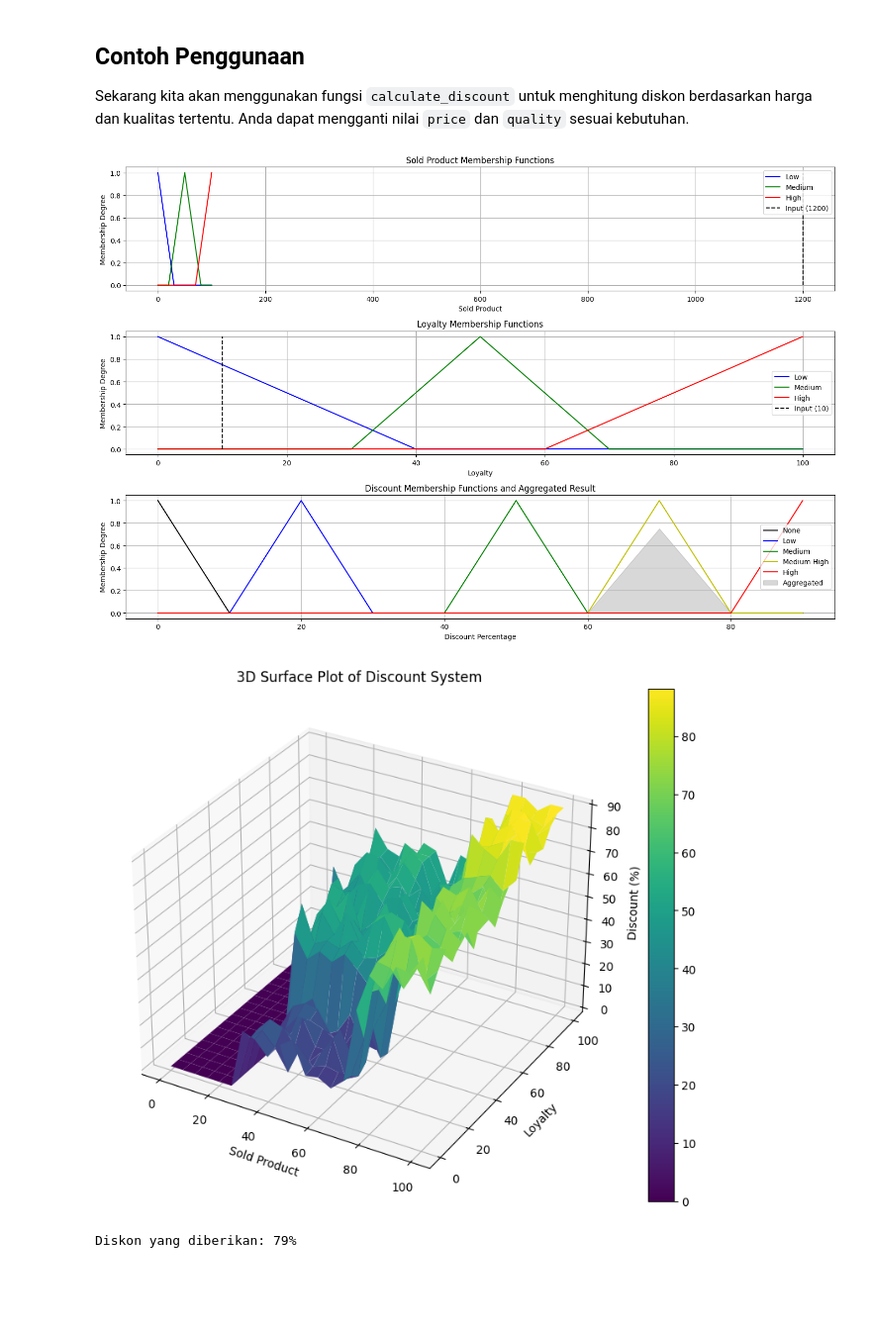
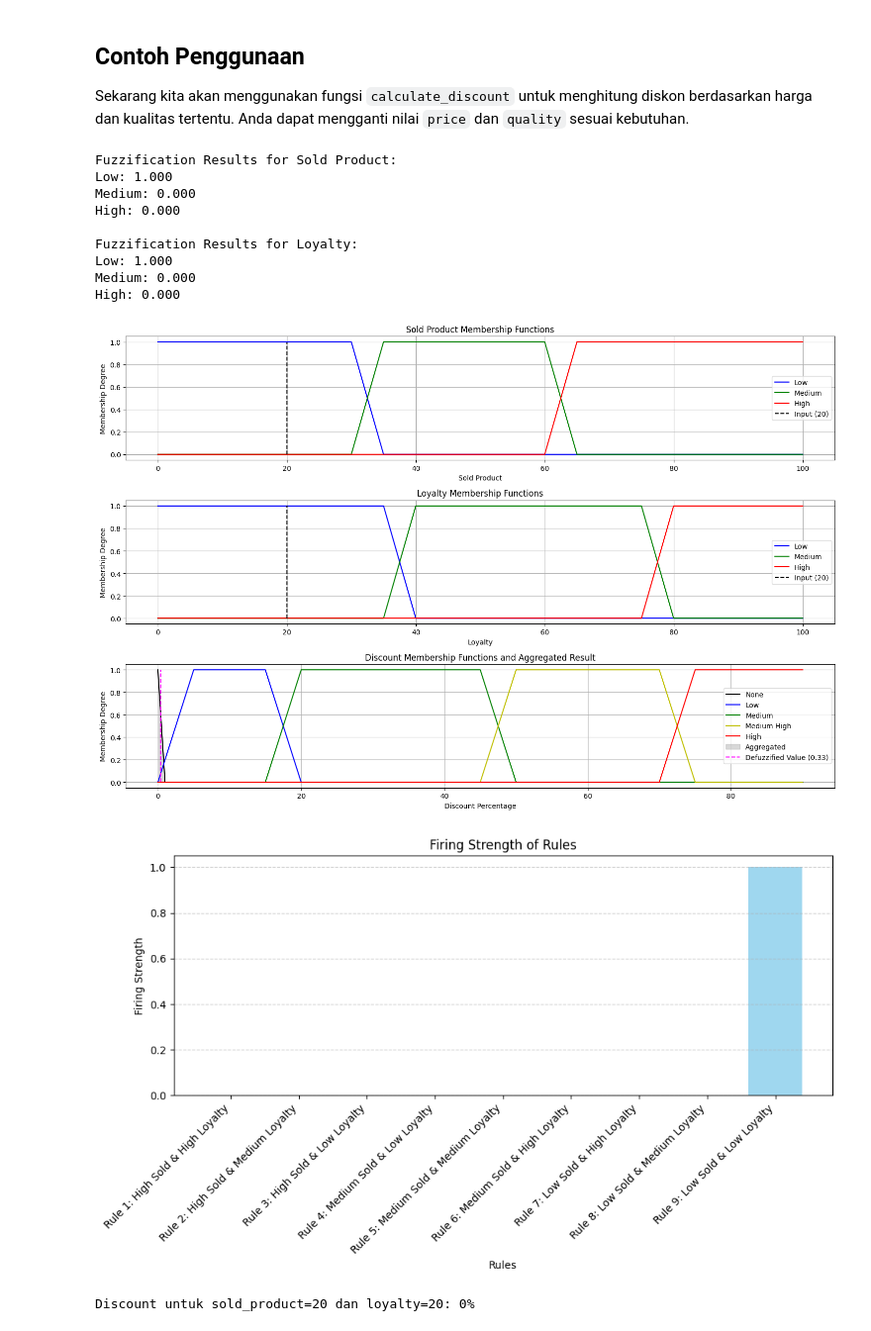
Before and after one commit to Wilimaxs/calculate_discount, a Jupyter notebook: notebooks/diskon_fuzzy.ipynb, the cells around one changed output. Shown: that part at 99% size. Cells and saved outputs as stored; diff of their text form; code cells hidden in the pictures; blank space fills up the shorter version.

```diff
--- a/notebooks/diskon_fuzzy.ipynb
+++ b/notebooks/diskon_fuzzy.ipynb
@@ -160,10 +173,21 @@ def calculate_discount(sold_product, loyalty, show_plots=True):
 ## Contoh Penggunaan
 
 Sekarang kita akan menggunakan fungsi `calculate_discount` untuk menghitung diskon berdasarkan harga dan kualitas tertentu. Anda dapat mengganti nilai `price` dan `quality` sesuai kebutuhan.
-# %%
-discount = calculate_discount(1200, 10)
-print(f"Diskon yang diberikan: {discount}%")
-# %% [output]
-[figure, removed]
-[figure, removed]
-Diskon yang diberikan: 79%
+# %%
+sold_product = 20
+loyalty = 20
+discount = calculate_discount(sold_product, loyalty)
+print(f"Discount untuk sold_product={sold_product} dan loyalty={loyalty}: {discount}%")
+# %% [output]
+Fuzzification Results for Sold Product:
+Low: 1.000
+Medium: 0.000
+High: 0.000
+
+Fuzzification Results for Loyalty:
+Low: 1.000
+Medium: 0.000
+High: 0.000
+[figure, added]
+[figure, added]
+Discount untuk sold_product=20 dan loyalty=20: 0%
```
Also changed, not shown: parts of 1 cell of this notebook.
